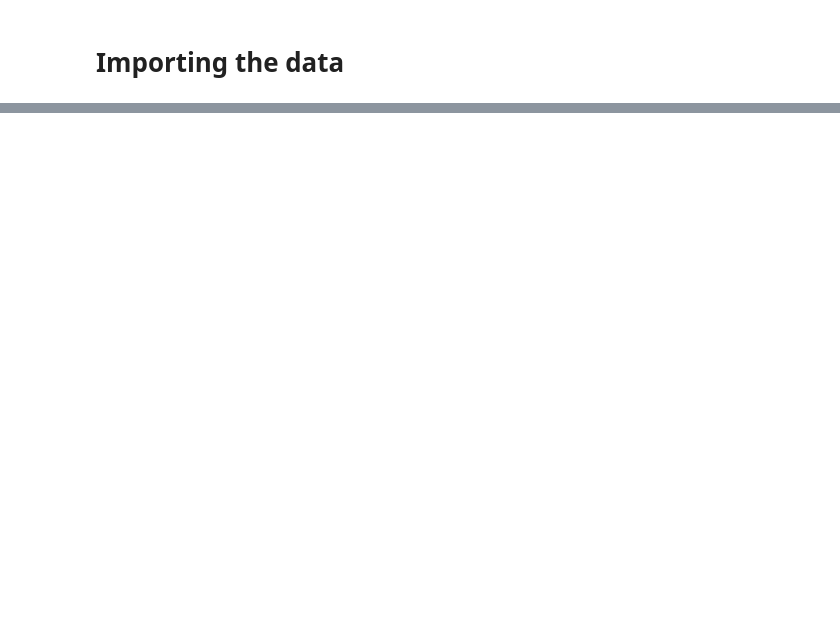
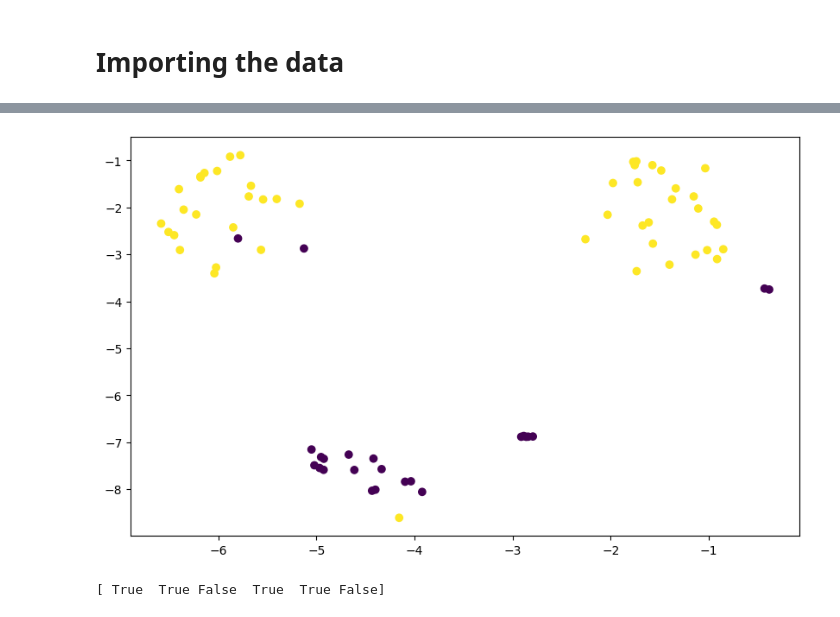
Before and after one commit to BonsAI-Group/Text-to-case, a Jupyter notebook: Validation Metrics/ValidationMetrics.ipynb, the cells around one changed output, grey strips where cells are left out. Drawn from its saved outputs; the diff is of its cells as text; code cells hidden in the pictures; blank space fills up the shorter version.

Commit message:
Train model to filter out answers

```diff
--- a/Validation Metrics/ValidationMetrics.ipynb
+++ b/Validation Metrics/ValidationMetrics.ipynb
@@ -187,0 +172,34 @@ Final answers used: 0.6805555555555556
+# %%
+# tsne visualization
+from sklearn.manifold import TSNE
+
+# get all metrics
+metrics = df_all_metrics.drop(['context', 'question', 'expected_answer', 'average_answer', 'average_answer_model', 'use_final_answer'], axis=1)
+
+# get tsne
+tsne = TSNE(n_components=2, random_state=0)
+
+# get tsne values
+tsne_values = tsne.fit_transform(metrics)
+
+# plot
+plt.figure(figsize=(10, 6))
+plt.scatter(tsne_values[:, 0], tsne_values[:, 1], c=df_all_metrics['use_final_answer'])
+plt.show()
+# %% [output]
+[figure, added]
+# %%
+# select K best
+from sklearn.feature_selection import SelectKBest, f_classif
+
+# get all metrics
+metrics = df_all_metrics[['final_answer_distance_to_average', 'mean_all_distances_to_average', 'mean_distance_between_all_answers', 'mean_confidence', 'confidence_of_final_answer', 'count_of_models_that_returned_the_same_answer']]
+
+# get K best
+k_best = SelectKBest(f_classif, k=4)
+
+# get K best values
+k_best_values = k_best.fit_transform(metrics, df_all_metrics['use_final_answer'])
+print(k_best.get_support())
+# %% [output]
+[ True  True False  True  True False]
```
Also changed, not shown: parts of 12 cells of this notebook, 2 other files.
